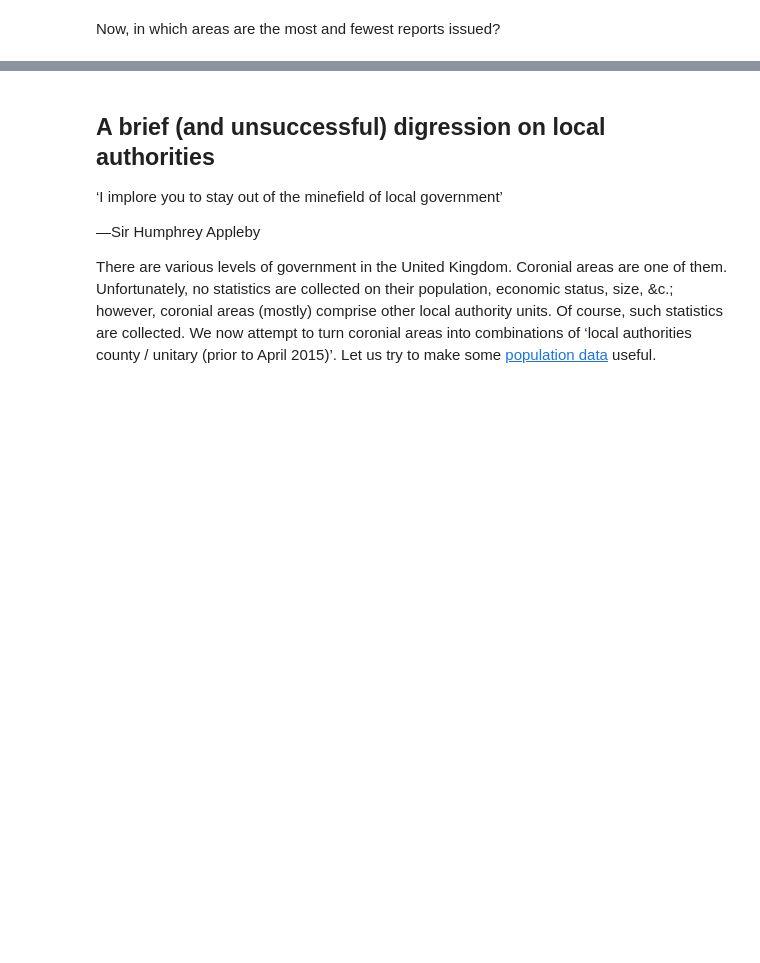
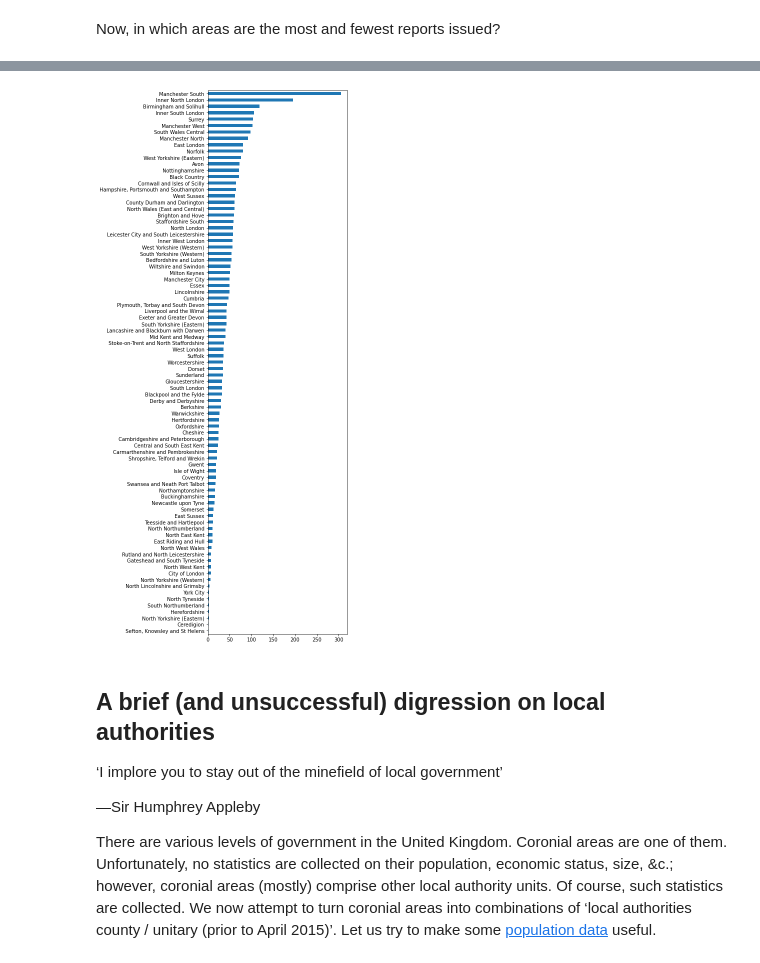
Before and after one commit to georgiarichards/georgiarichards.github.io, a Jupyter notebook: data/Web_scraper_PFDs.ipynb, the cells around one changed output, grey strips where cells are left out. Drawn from its saved outputs; the diff is of its cells as text; code cells hidden in the pictures; blank space fills up the shorter version.

```diff
--- a/data/Web_scraper_PFDs.ipynb
+++ b/data/Web_scraper_PFDs.ipynb
@@ -760,6 +718,11 @@ areas.sort_values("number of reports", ascending = False).iloc[range(15)]
 | 32 | Nottinghamshire | 71 | 12 | 32.0 | 30.0 | 9.0 | ... |
 | 39 | Black Country | 71 | 9 | 36.0 | 25.0 | 10.0 | ... |
 | 71 | Cornwall and Isles of Scilly | 65 | 8 | 32.0 | 26.0 | 7.0 | ... |
+# %%
+fig = by_la["corrected area"].value_counts()[::-1].plot(figsize=(5,20), kind="barh").figure
+fig.savefig("areas.svg",bbox_inches="tight")
+# %% [output]
+[figure, added]
 # %% [markdown]
 ## A brief (and unsuccessful) digression on local authorities
 
```
Also changed, not shown: parts of 7 cells of this notebook, 4 other files.
